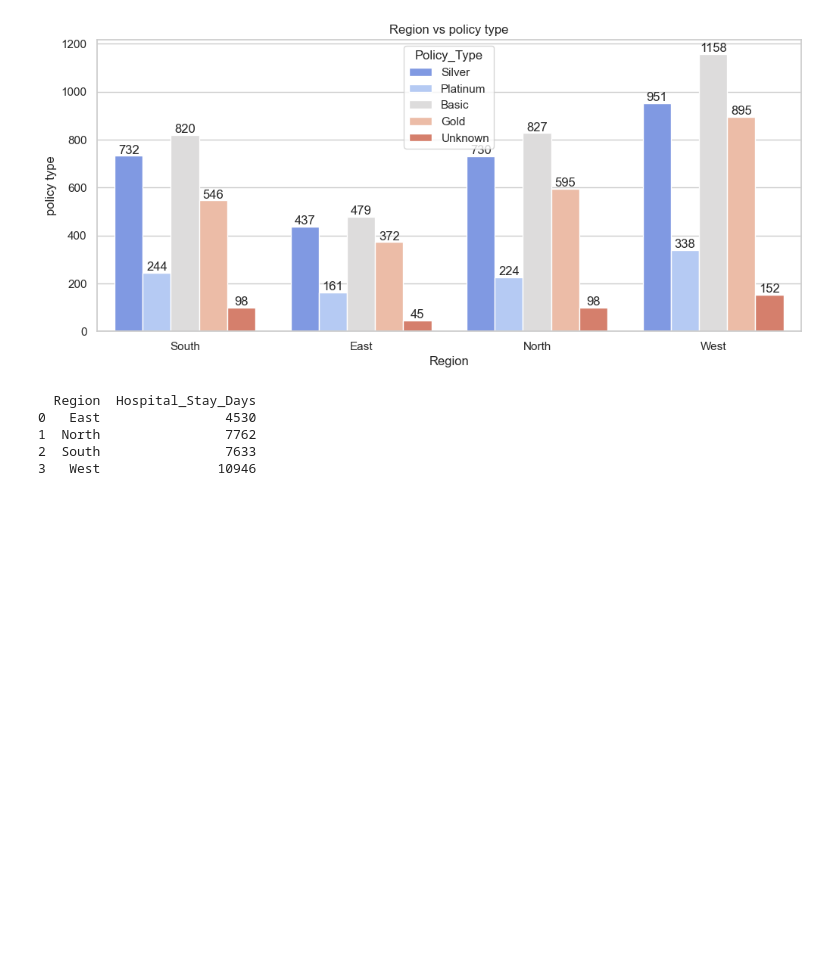
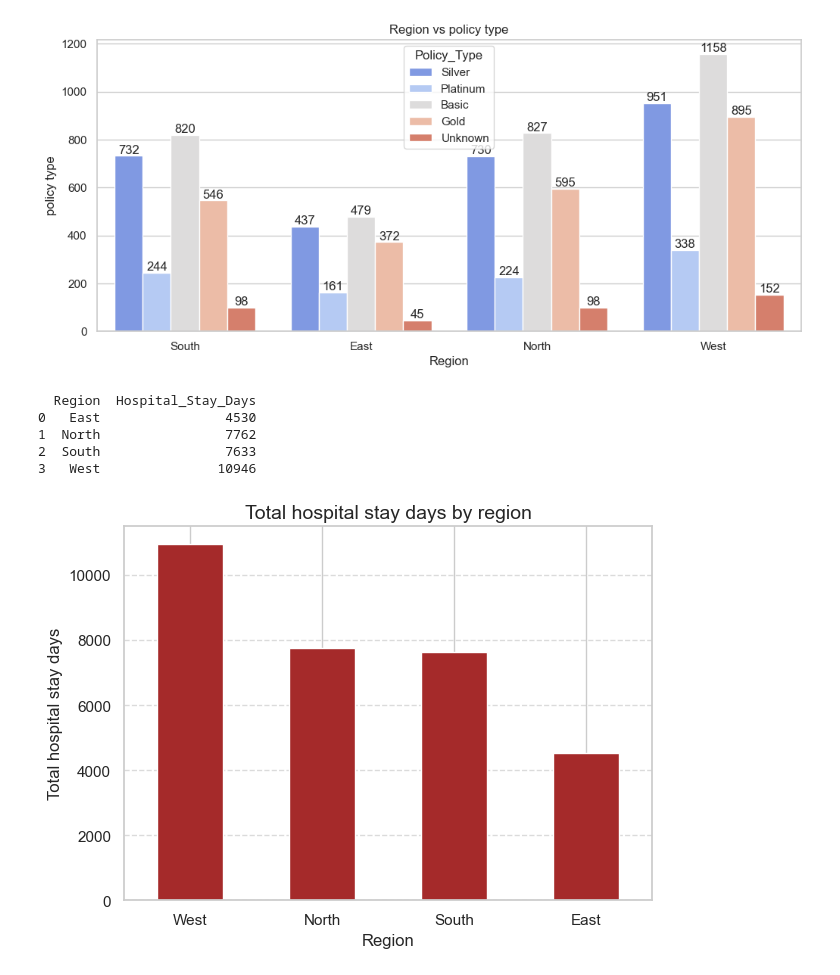
Before and after one commit to Mohini2815/Data-analysis-practice-projects, a Jupyter notebook: Insurance claims dataset.ipynb, the cells around one changed output. Saved outputs shown, nothing was run; the diff lists cells and outputs as text; code cells hidden in the pictures; blank space fills up the shorter version.

```diff
--- a/Insurance claims dataset.ipynb
+++ b/Insurance claims dataset.ipynb
@@ -468,3 +468,14 @@ print(region_stays_days)
 1  North                7762
 2  South                7633
 3   West               10946
+# %%
+region_stays_days = df.groupby('Region')['Hospital_Stay_Days'].sum().sort_values(ascending=False)
+region_stays_days.plot(kind='bar',color='brown')
+plt.title('Total hospital stay days by region',fontsize=14)
+plt.xlabel('Region',fontsize=12)
+plt.ylabel('Total hospital stay days',fontsize=12)
+plt.xticks(rotation=0)
+plt.grid(axis='y',linestyle='--',alpha=0.7)
+plt.tight_layout()
+# %% [output]
+[figure, added]
```
Also changed, not shown: parts of 7 cells of this notebook.
